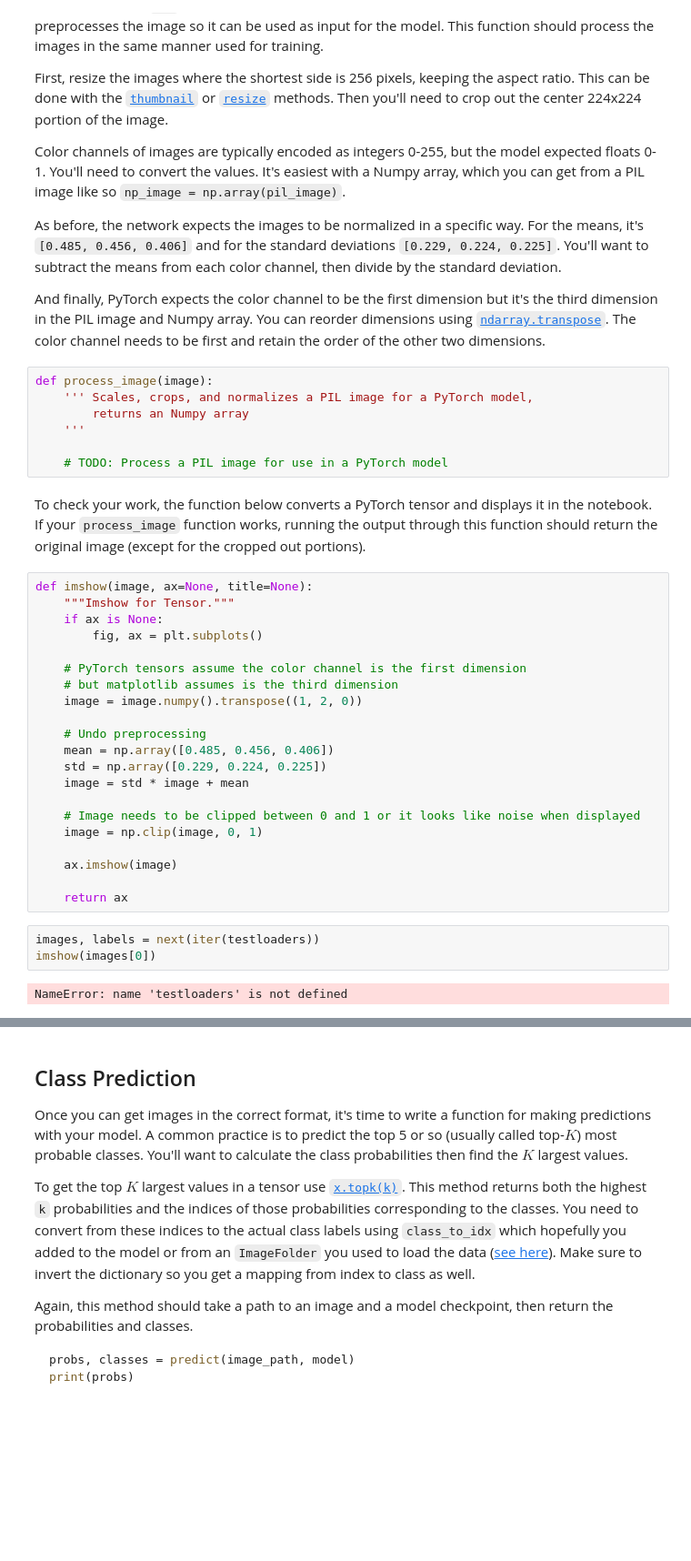
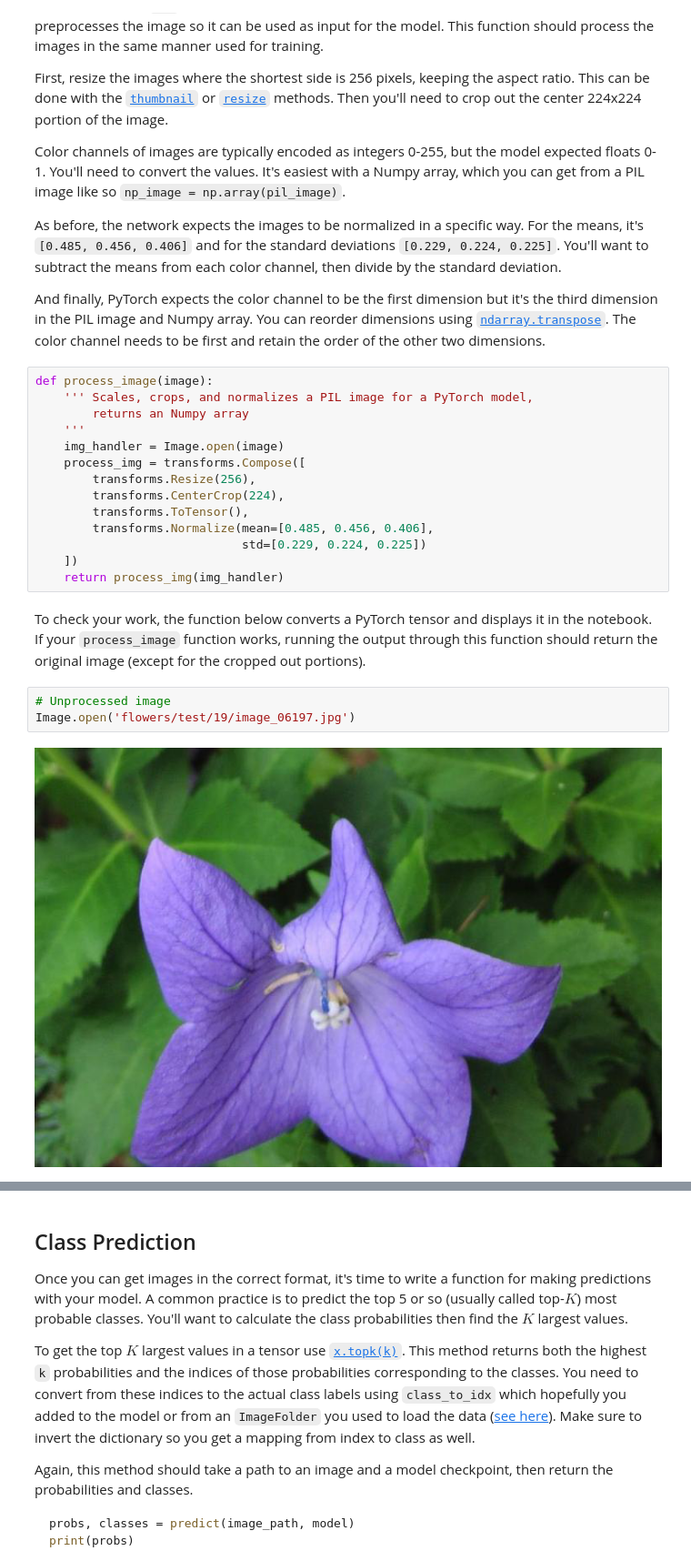
Before and after one commit to kennethn/machine-learning-nanodegree, a Jupyter notebook: p2_image_classifier/Image Classifier Project.ipynb, the cells around one changed output, grey strips where cells are left out. Shown at 91% size. Drawn from its saved outputs; the diff is of its cells as text; blank space fills up the shorter version.

```diff
--- a/p2_image_classifier/Image Classifier Project.ipynb
+++ b/p2_image_classifier/Image Classifier Project.ipynb
@@ -367,33 +404,19 @@ def process_image(image):
     ''' Scales, crops, and normalizes a PIL image for a PyTorch model,
         returns an Numpy array
     '''
-
-    # TODO: Process a PIL image for use in a PyTorch model
+    img_handler = Image.open(image)
+    process_img = transforms.Compose([
+        transforms.Resize(256),
+        transforms.CenterCrop(224),
+        transforms.ToTensor(),
+        transforms.Normalize(mean=[0.485, 0.456, 0.406],
+                             std=[0.229, 0.224, 0.225])
+    ])
+    return process_img(img_handler)
 # %% [markdown]
 To check your work, the function below converts a PyTorch tensor and displays it in the notebook. If your `process_image` function works, running the output through this function should return the original image (except for the cropped out portions).
-# %%
-def imshow(image, ax=None, title=None):
-    """Imshow for Tensor."""
-    if ax is None:
-        fig, ax = plt.subplots()
-
-    # PyTorch tensors assume the color channel is the first dimension
-    # but matplotlib assumes is the third dimension
-    image = image.numpy().transpose((1, 2, 0))
-
-    # Undo preprocessing
-    mean = np.array([0.485, 0.456, 0.406])
-    std = np.array([0.229, 0.224, 0.225])
-    image = std * image + mean
-
-    # Image needs to be clipped between 0 and 1 or it looks like noise when displayed
-    image = np.clip(image, 0, 1)
-
-    ax.imshow(image)
-
-    return ax
-# %%
-images, labels = next(iter(testloaders))
-imshow(images[0])
-# %% [output]
-NameError: name 'testloaders' is not defined
+# %%
+# Unprocessed image
+Image.open('flowers/test/19/image_06197.jpg')
+# %% [output]
+[figure, added]
```
Also changed, not shown: parts of 21 cells of this notebook.
